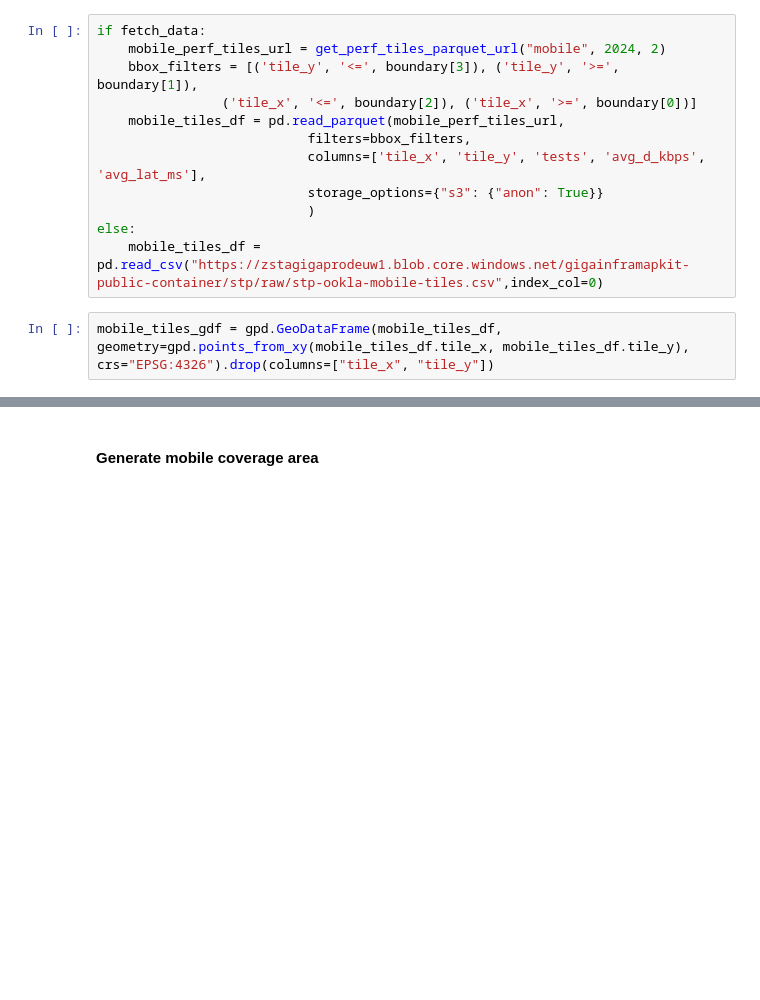
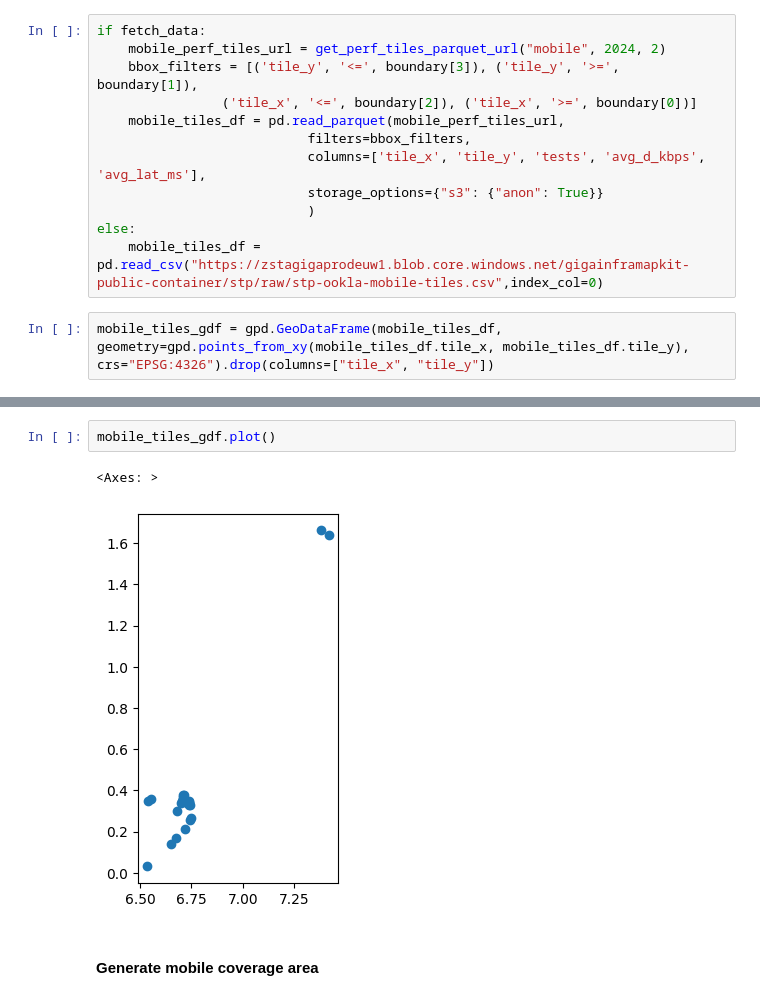
Before and after one commit to FNS-Division/geopython-2025, a Jupyter notebook: 0_eda_standardization.ipynb, the cells around one changed output, grey strips where cells are left out. Cells and saved outputs as stored; diff of their text form; blank space fills up the shorter version.

```diff
--- a/0_eda_standardization.ipynb
+++ b/0_eda_standardization.ipynb
@@ -174,3 +195,8 @@ mobile_tiles_gdf = gpd.GeoDataFrame(mobile_tiles_df, geometry=gpd.points_from_xy
+# %%
+mobile_tiles_gdf.plot()
+# %% [output]
+<Axes: >
+[figure, added]
 # %% [markdown]
 #### Generate mobile coverage area
 # %% [markdown]
```
Also changed, not shown: parts of 15 cells of this notebook, 3 other files.
